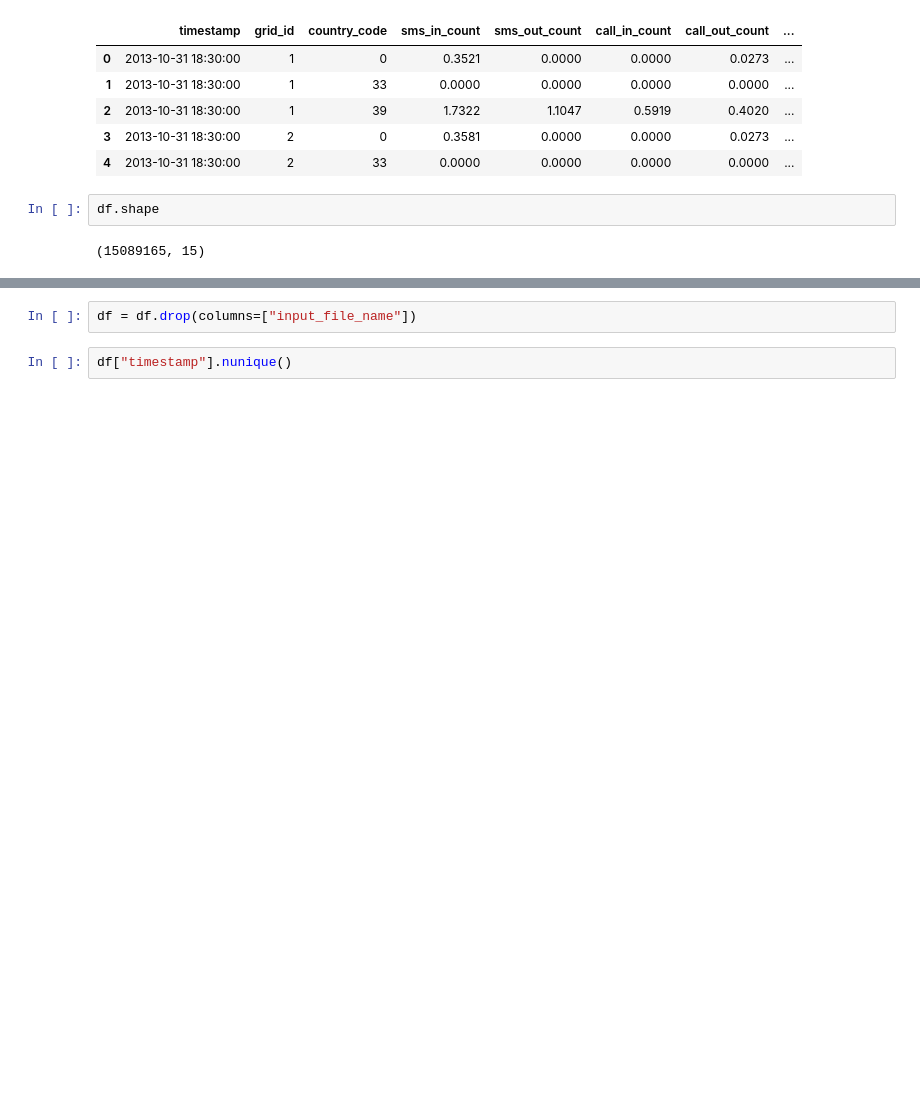
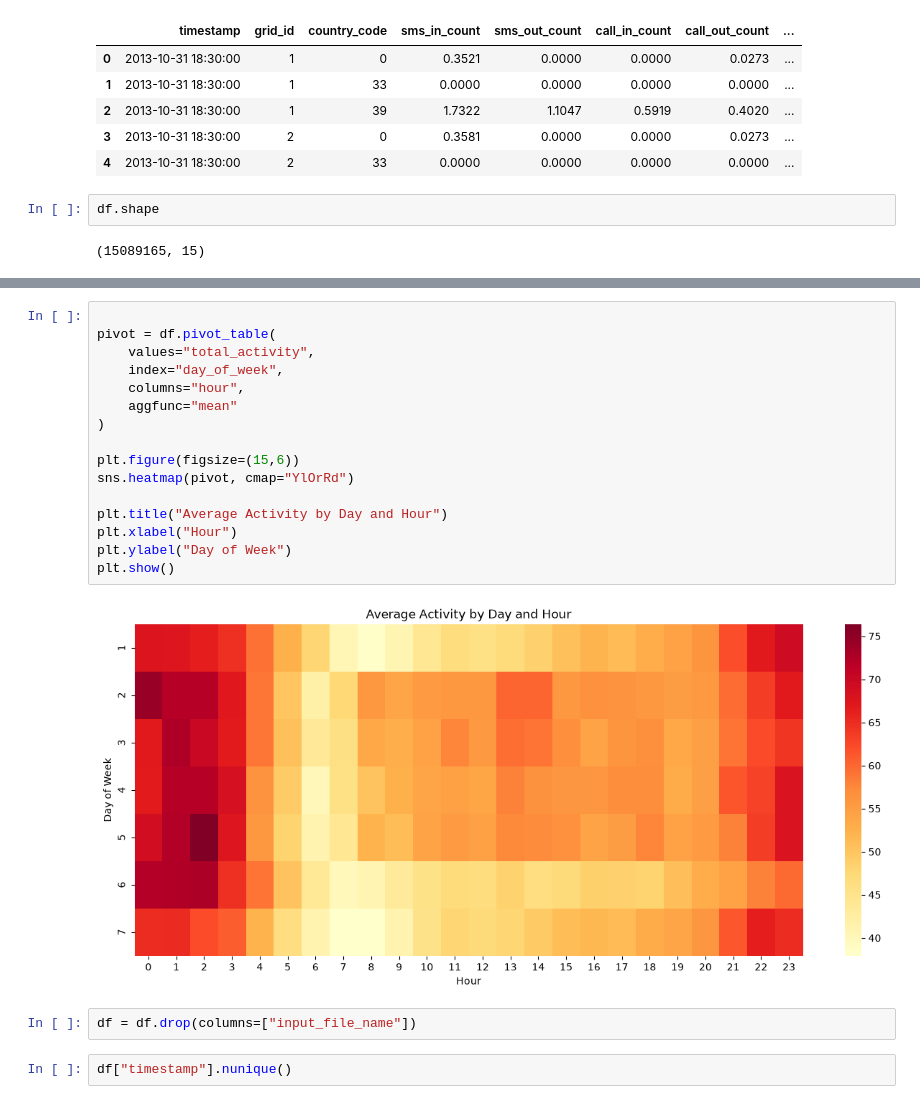
Before and after one commit to Chandru82582/PredectiveIntelligenceSystem, a Jupyter notebook: DataAnalysis/featuring.ipynb, the cells around one changed output, grey strips where cells are left out. Cells and saved outputs as stored; diff of their text form; blank space fills up the shorter version.

```diff
--- a/DataAnalysis/featuring.ipynb
+++ b/DataAnalysis/featuring.ipynb
@@ -28,3 +147,21 @@ df.shape
+# %%
+
+pivot = df.pivot_table(
+    values="total_activity",
+    index="day_of_week",
+    columns="hour",
+    aggfunc="mean"
+)
+
+plt.figure(figsize=(15,6))
+sns.heatmap(pivot, cmap="YlOrRd")
+
+plt.title("Average Activity by Day and Hour")
+plt.xlabel("Hour")
+plt.ylabel("Day of Week")
+plt.show()
+# %% [output]
+[figure, added]
 # %%
 df = df.drop(columns=["input_file_name"])
 # %%
```
Also changed, not shown: parts of 26 cells of this notebook, 17 other files.
